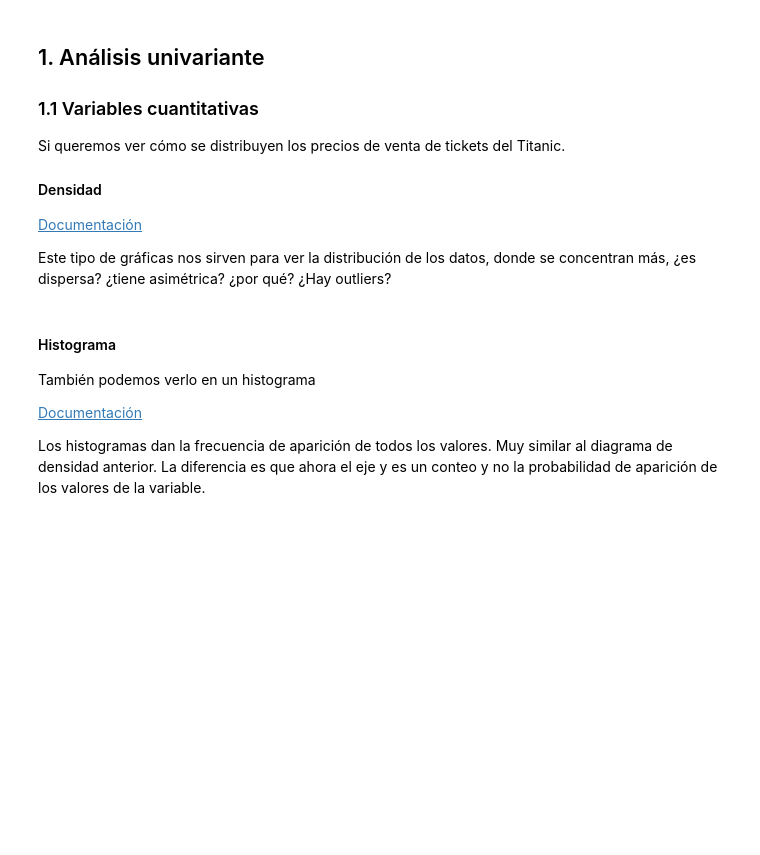
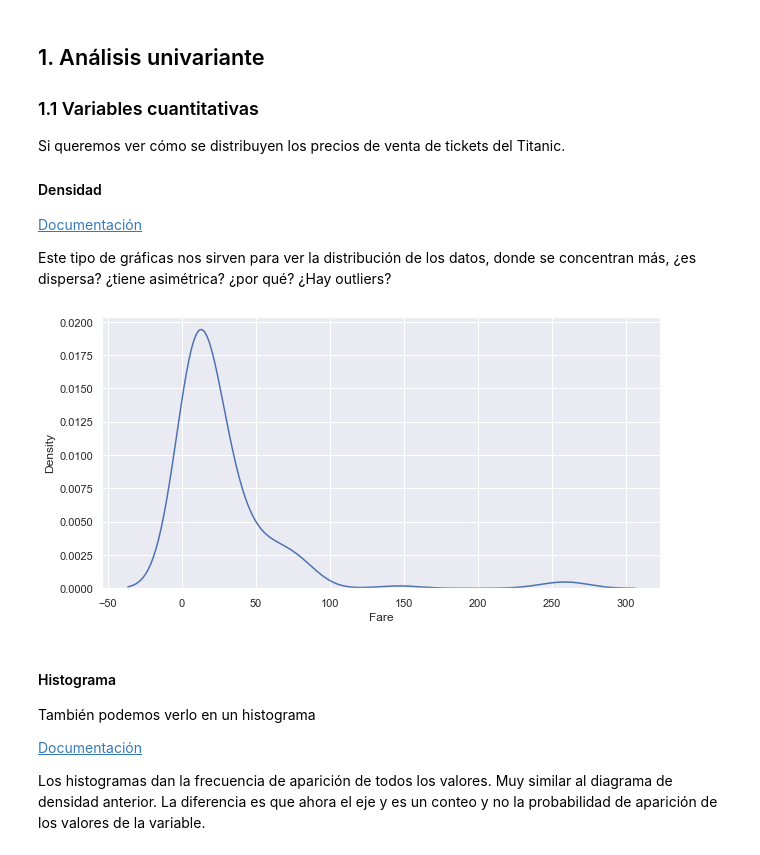
Before and after one commit to albertoromv/thebridge_ft_abr21, a Jupyter notebook: 2-Data Analysis/3-Visualizacion/2-Seaborn/EDA Seaborn.ipynb, the cells around one changed output. Cells and saved outputs as stored; diff of their text form; code cells hidden in the pictures; blank space fills up the shorter version.

```diff
--- a/2-Data Analysis/3-Visualizacion/2-Seaborn/EDA Seaborn.ipynb
+++ b/2-Data Analysis/3-Visualizacion/2-Seaborn/EDA Seaborn.ipynb
@@ -73,6 +108,9 @@ Si queremos ver cómo se distribuyen los precios de venta de tickets del Titanic
 Este tipo de gráficas nos sirven para ver la distribución de los datos, donde se concentran más, ¿es dispersa? ¿tiene asimétrica? ¿por qué? ¿Hay outliers?
 # %%
 plt.figure(figsize=(10,5))
+sns.kdeplot(titanic_df["Fare"]);
+# %% [output]
+[figure, added]
 # %% [markdown]
 #### Histograma
 También podemos verlo en un histograma
```
Also changed, not shown: parts of 65 cells of this notebook, 3 other files.
